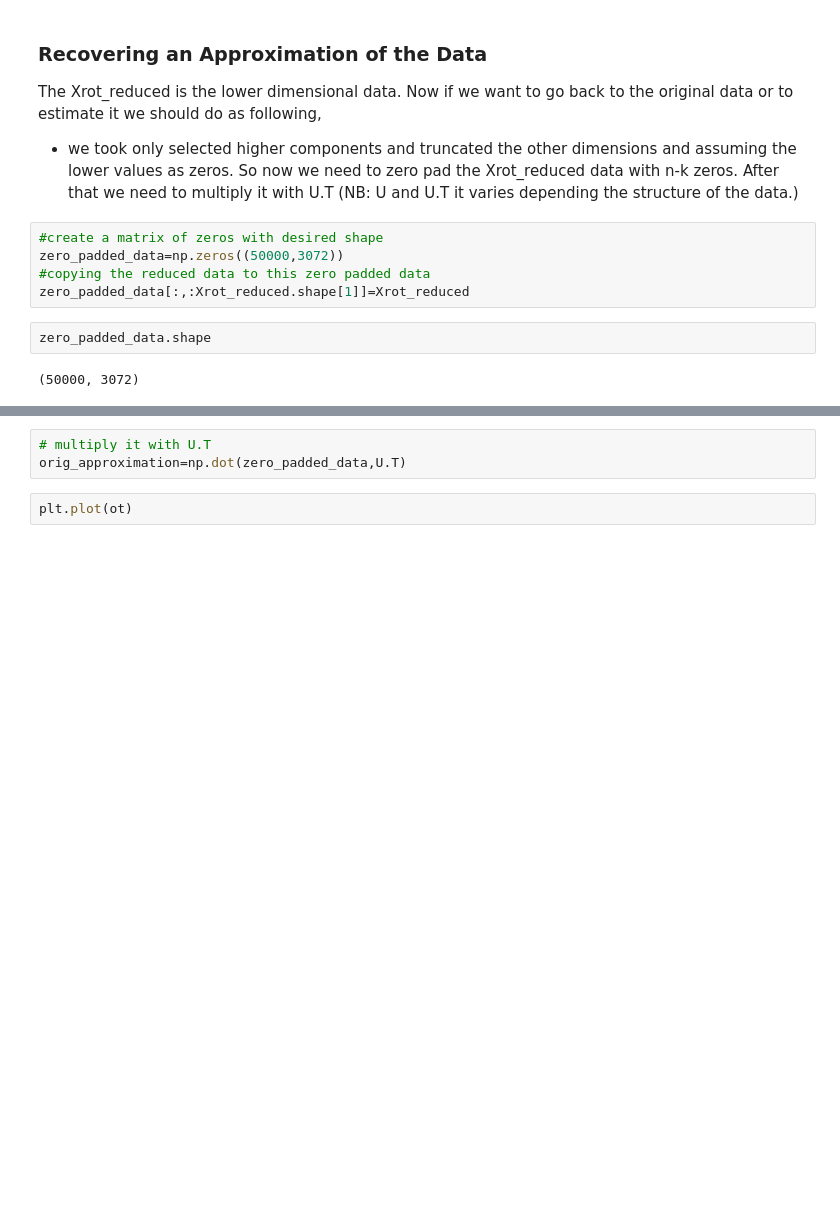
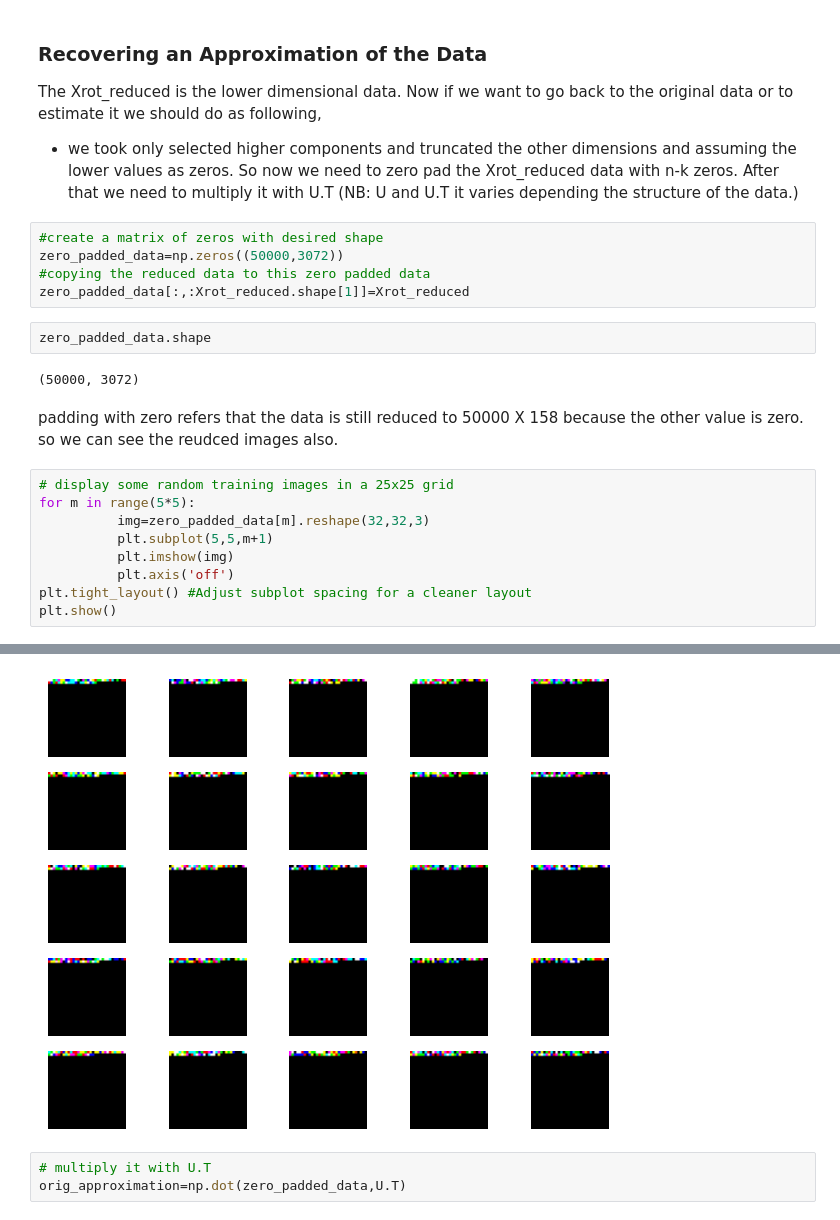
Before and after one commit to khalequzzamanlikhon/DeepLearning-ComputerVision, a Jupyter notebook: 05-Neural Networks/02-DataPreprocessing.ipynb, the cells around one changed output, grey strips where cells are left out. Saved outputs shown, nothing was run; the diff lists cells and outputs as text; blank space fills up the shorter version.

```diff
--- a/05-Neural Networks/02-DataPreprocessing.ipynb
+++ b/05-Neural Networks/02-DataPreprocessing.ipynb
@@ -365,3 +365,15 @@ zero_padded_data[:,:Xrot_reduced.shape[1]]=Xrot_reduced
 zero_padded_data.shape
 # %% [output]
 (50000, 3072)
+# %% [markdown]
+padding with zero refers that the data is still reduced to 50000 X 158   because the other value is zero. so we can see the reudced images also.
+# %%
+# display some random training images in a 25x25 grid
+for m in range(5*5):
+          img=zero_padded_data[m].reshape(32,32,3)
+          plt.subplot(5,5,m+1)
+          plt.imshow(img)
+          plt.axis('off')
+plt.tight_layout() #Adjust subplot spacing for a cleaner layout
+plt.show()
+# %% [output]
@@ -368,5 +397,4 @@ zero_padded_data.shape
+[figure, added]
 # %%
 # multiply it with U.T
 orig_approximation=np.dot(zero_padded_data,U.T)
-# %%
-plt.plot(ot)
```
Also changed, not shown: parts of 24 cells of this notebook.
